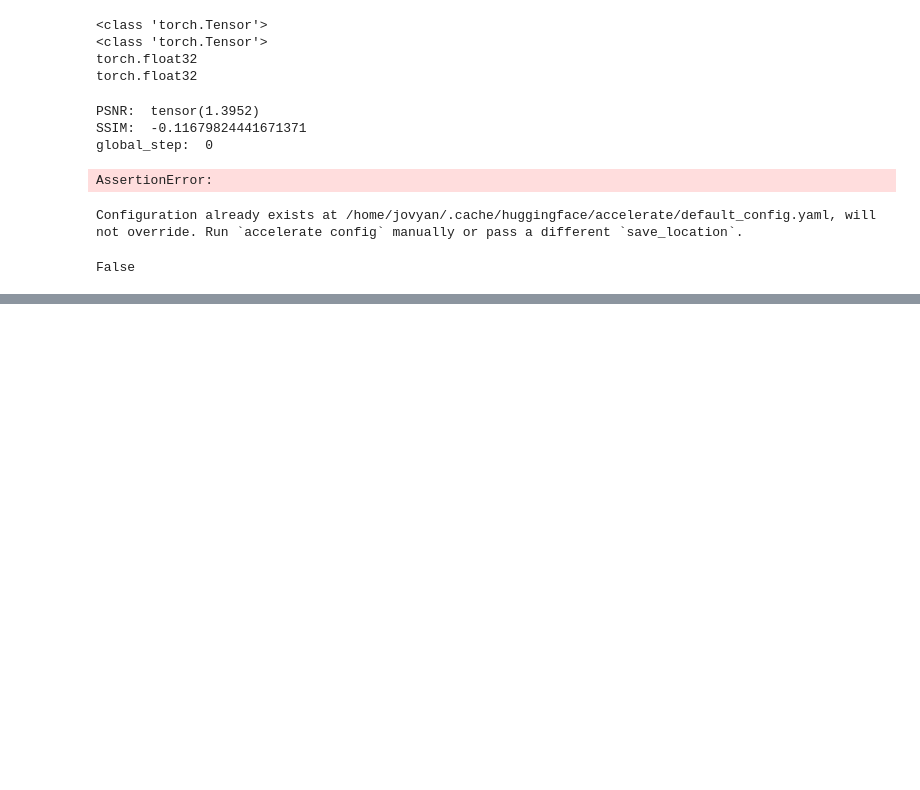
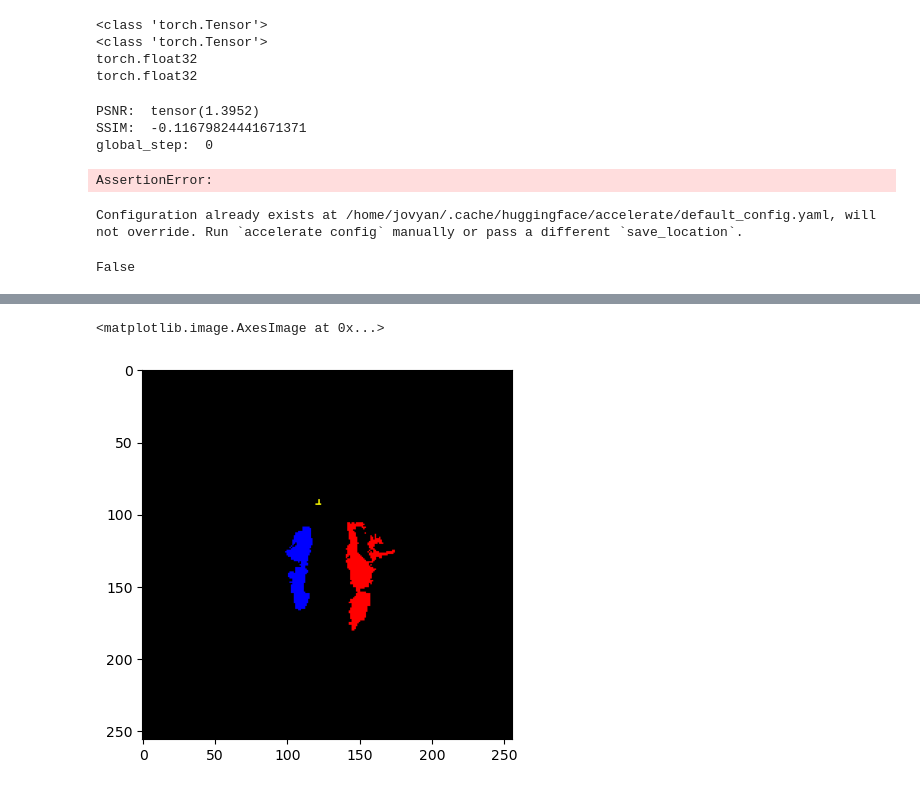
Before and after one commit to vinzenzuhr/Diffusion_Lesions, a Jupyter notebook: 05_Implementation/Jupyter notebooks/lesion_filling_conditioned_lesions/lesion_filling_conditioned_lesions.ipynb, the cells around one changed output, grey strips where cells are left out. Cells and saved outputs as stored; diff of their text form; code cells hidden in the pictures; blank space fills up the shorter version.

```diff
--- a/05_Implementation/Jupyter notebooks/lesion_filling_conditioned_lesions/lesion_filling_conditioned_lesions.ipynb
+++ b/05_Implementation/Jupyter notebooks/lesion_filling_conditioned_lesions/lesion_filling_conditioned_lesions.ipynb
@@ -680,0 +663,16 @@ plt.imshow(segmentations[1])
+# %%
+from scipy.ndimage import label, find_objects
+
+labels, n = label(masks.squeeze())
+min=25
+object_labels=[]
+
+for i in torch.arange(n):
+    area=torch.nonzero(torch.tensor(labels)==i).shape[0]
+    #print(area)
+    if area > min:
+        object_labels.append(int(i))
+
+mask2 = torch.zeros_like(masks.squeeze())
+for i, l in enumerate(object_labels):
+    mask2[labels==l]=i
@@ -680,0 +687,7 @@ plt.imshow(segmentations[1])
+# %%
+from skimage.color import label2rgb
+
+plt.imshow(label2rgb(mask2[:,179, :].numpy()))
+# %% [output]
+<matplotlib.image.AxesImage at 0x...>
+[figure, added]
```
Also changed, not shown: parts of 10 cells of this notebook, 3 other files.
